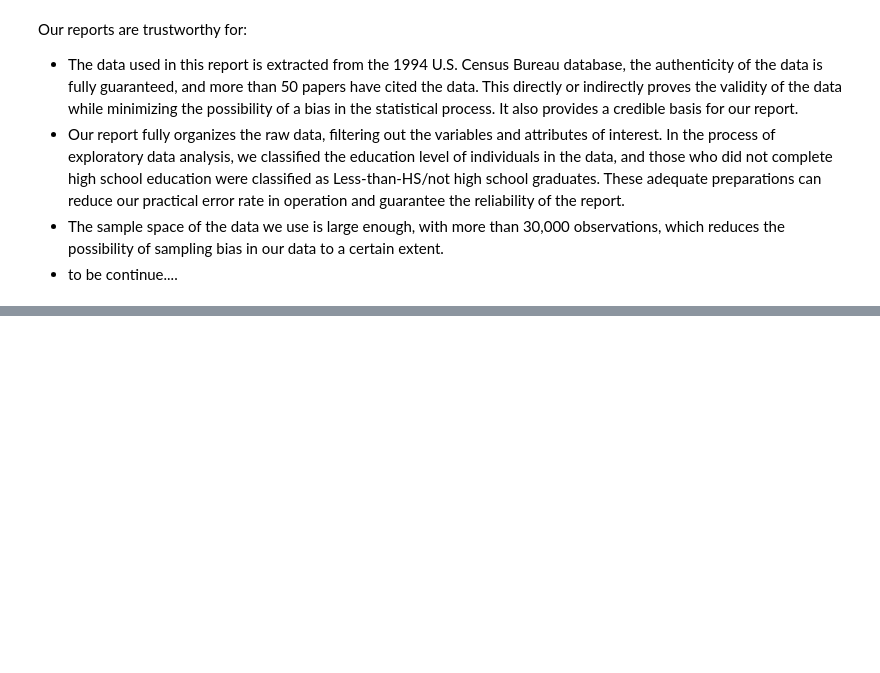
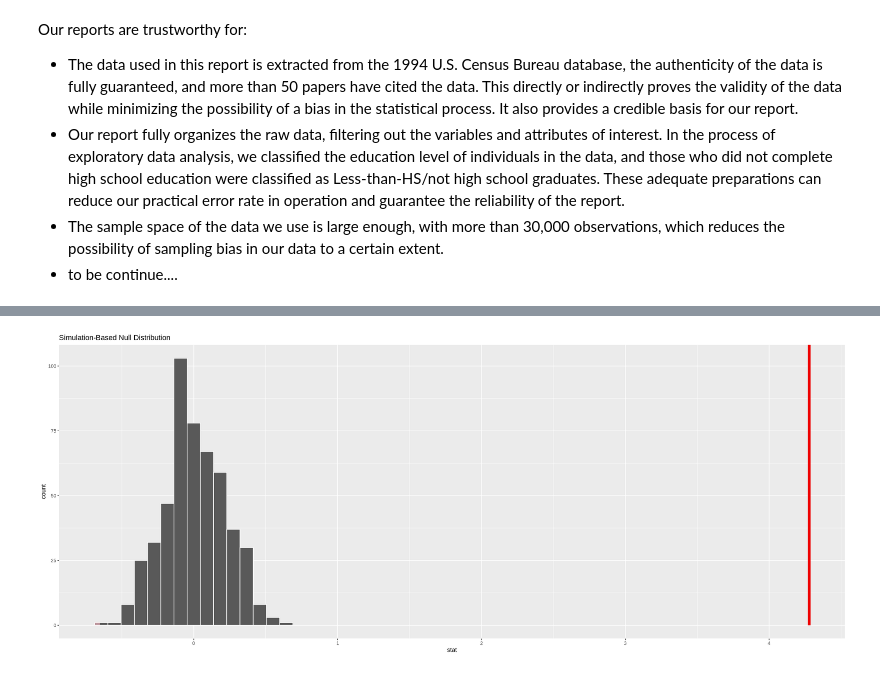
Before and after one commit to sidnand/Inferential-Report-on-Adult-Working-Hours, a Jupyter notebook: Preliminary Results.ipynb, the cells around one changed output, grey strips where cells are left out. Cells and saved outputs as stored; diff of their text form; code cells hidden in the pictures; blank space fills up the shorter version.

```diff
--- a/Preliminary Results.ipynb
+++ b/Preliminary Results.ipynb
@@ -337,3 +341,8 @@ Our reports are trustworthy for:
 - Our report fully organizes the raw data, filtering out the variables and attributes of interest. In the process of exploratory data analysis, we classified the education level of individuals in the data, and those who did not complete high school education were classified as Less-than-HS/not high school graduates. These adequate preparations can reduce our practical error rate in operation and guarantee the reliability of the report.
 - The sample space of the data we use is large enough, with more than 30,000 observations, which reduces the possibility of sampling bias in our data to a certain extent.
 - to be continue....
+# %%
+observed_statistic <- education_hour_table |>
+    specify(hours_per_week ~ education) |>
+    calculate(stat = "diff in means", order = c("More-than-HS","Less-than-HS"))
+observed_statistic
@@ -339,0 +372,7 @@ Our reports are trustworthy for:
+# %%
+null_dist_2_sample %>%
+  visualize() +
+  shade_p_value(observed_statistic,
+                direction = "two-sided")
+# %% [output]
+[figure, added]
```
Also changed, not shown: parts of 9 cells of this notebook.
